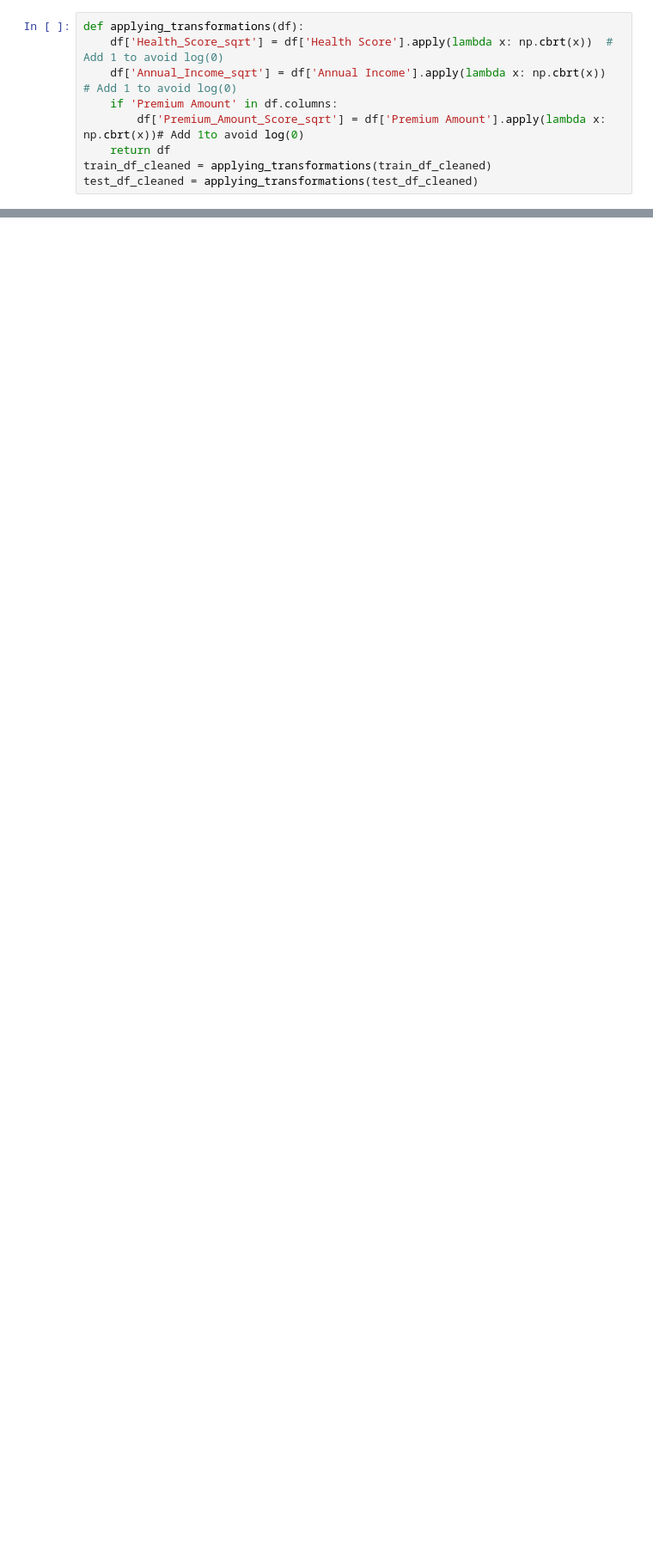
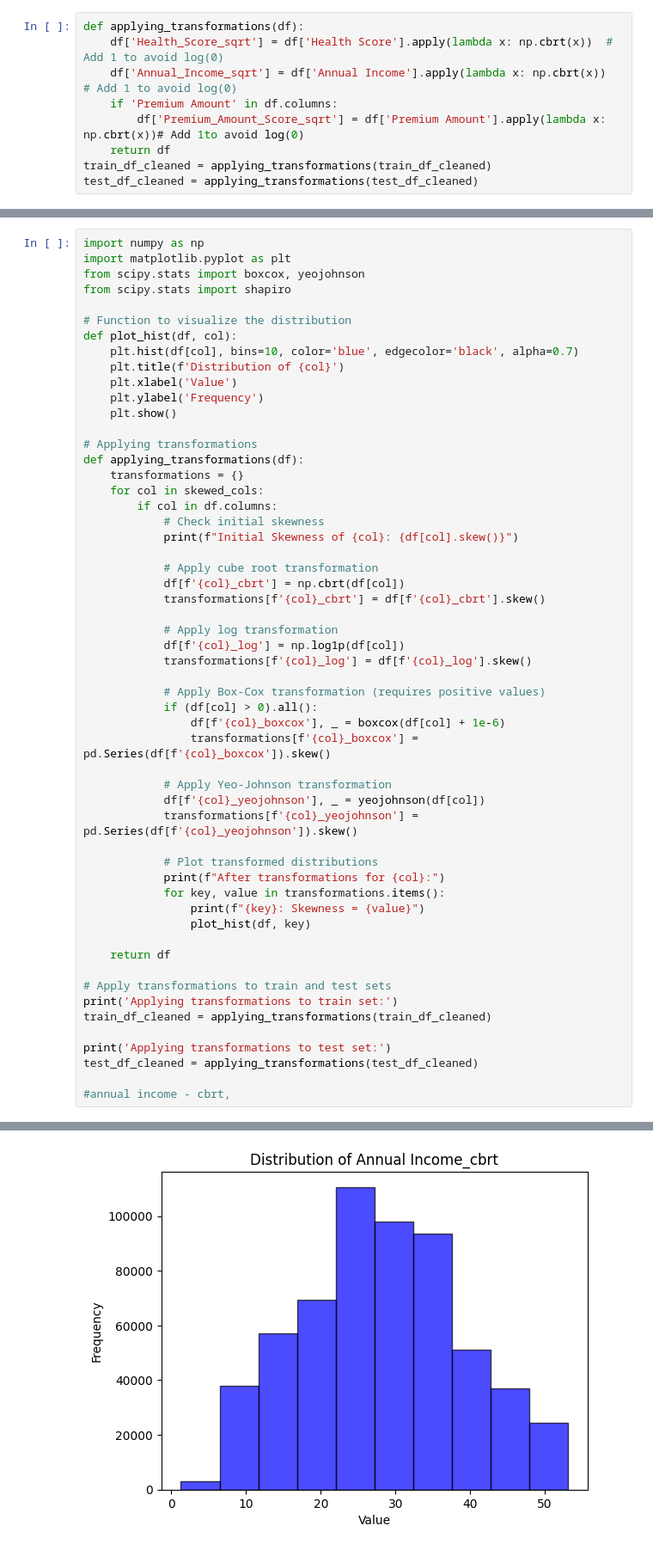
Before and after one commit to anmolmunnolli/insurance, a Jupyter notebook: version1.ipynb, the cells around one changed output, grey strips where cells are left out. Shown at 86% size. Drawn from its saved outputs; the diff is of its cells as text; blank space fills up the shorter version.

```diff
--- a/version1.ipynb
+++ b/version1.ipynb
@@ -1115 +1121,57 @@ freq       32626.0
 Name: Annual Income, dtype: float64
+# %%
+import numpy as np
+import matplotlib.pyplot as plt
+from scipy.stats import boxcox, yeojohnson
+from scipy.stats import shapiro
+
+# Function to visualize the distribution
+def plot_hist(df, col):
+    plt.hist(df[col], bins=10, color='blue', edgecolor='black', alpha=0.7)
+    plt.title(f'Distribution of {col}')
+    plt.xlabel('Value')
+    plt.ylabel('Frequency')
+    plt.show()
+
+# Applying transformations
+def applying_transformations(df):
+    transformations = {}
+    for col in skewed_cols:
+        if col in df.columns:
+            # Check initial skewness
+            print(f"Initial Skewness of {col}: {df[col].skew()}")
+
+            # Apply cube root transformation
+            df[f'{col}_cbrt'] = np.cbrt(df[col])
+            transformations[f'{col}_cbrt'] = df[f'{col}_cbrt'].skew()
+
+            # Apply log transformation
+            df[f'{col}_log'] = np.log1p(df[col])
+            transformations[f'{col}_log'] = df[f'{col}_log'].skew()
+
+            # Apply Box-Cox transformation (requires positive values)
+            if (df[col] > 0).all():
+                df[f'{col}_boxcox'], _ = boxcox(df[col] + 1e-6)
+                transformations[f'{col}_boxcox'] = pd.Series(df[f'{col}_boxcox']).skew()
+
+            # Apply Yeo-Johnson transformation
+            df[f'{col}_yeojohnson'], _ = yeojohnson(df[col])
+            transformations[f'{col}_yeojohnson'] = pd.Series(df[f'{col}_yeojohnson']).skew()
+
+            # Plot transformed distributions
+            print(f"After transformations for {col}:")
+            for key, value in transformations.items():
+                print(f"{key}: Skewness = {value}")
+                plot_hist(df, key)
+
+    return df
+
+# Apply transformations to train and test sets
+print('Applying transformations to train set:')
+train_df_cleaned = applying_transformations(train_df_cleaned)
+
+print('Applying transformations to test set:')
+test_df_cleaned = applying_transformations(test_df_cleaned)
+
+#annual income - cbrt,
+# %% [output]
@@ -1115,0 +1182 @@ Name: Annual Income, dtype: float64
+[figure, added]
```
Also changed, not shown: parts of 5 cells of this notebook.
